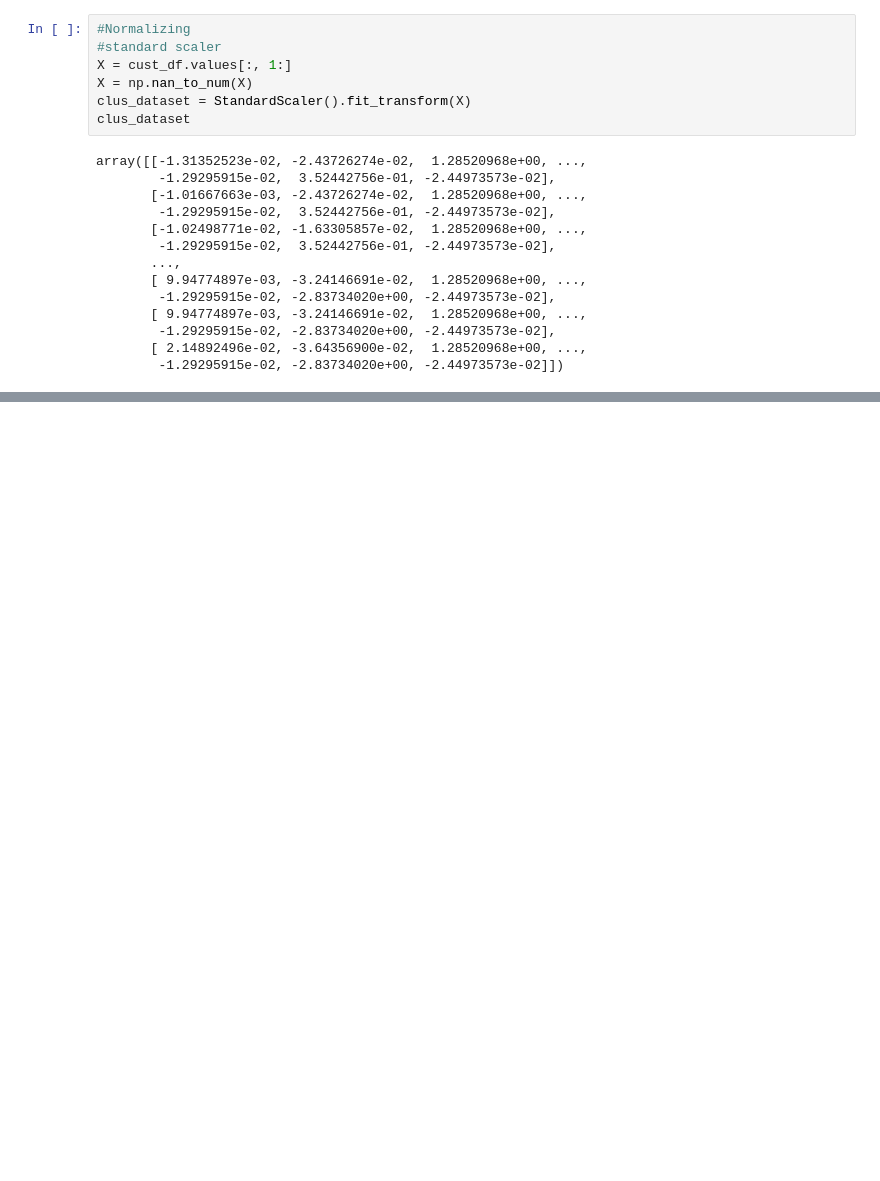
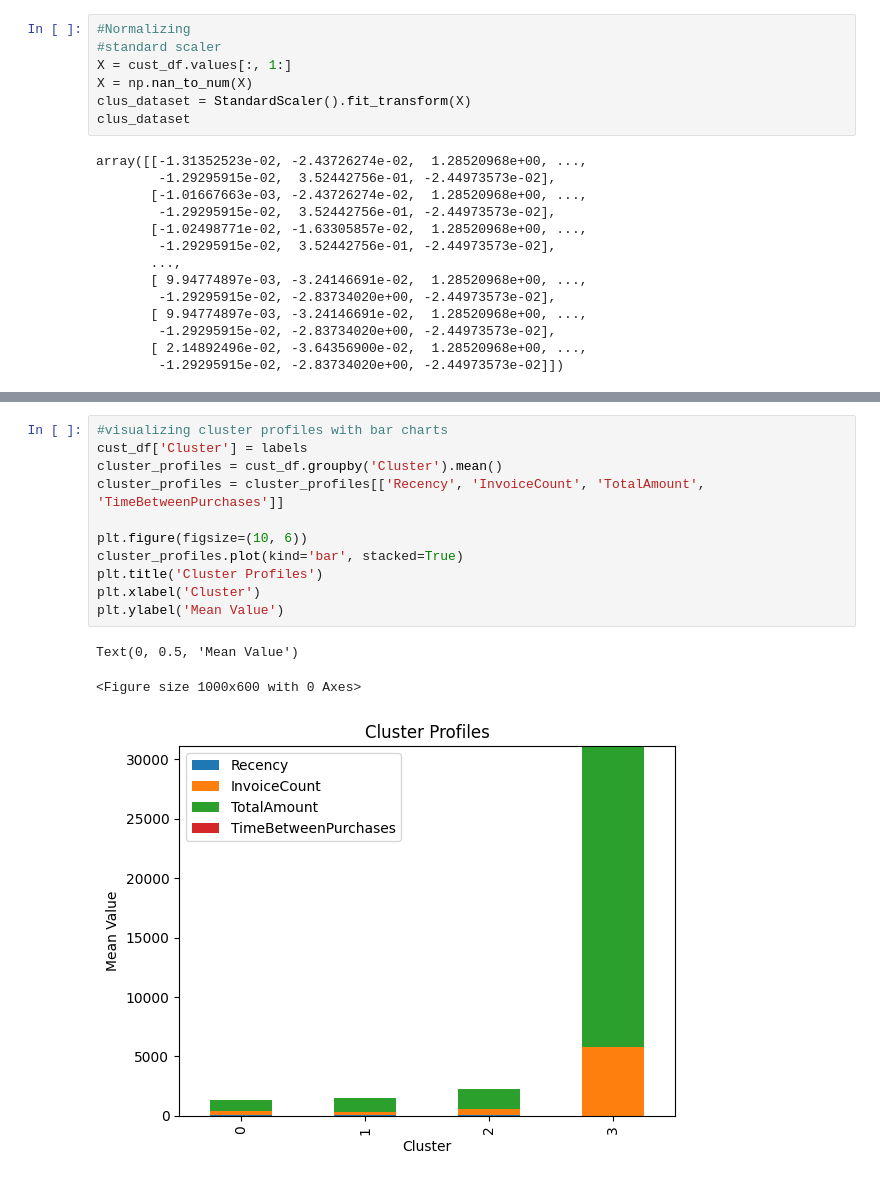
Before and after one commit to Kanabu1/customer--segmentation2, a Jupyter notebook: customersegmentation.ipynb, the cells around one changed output, grey strips where cells are left out. Saved outputs shown, nothing was run; the diff lists cells and outputs as text; blank space fills up the shorter version.

```diff
--- a/customersegmentation.ipynb
+++ b/customersegmentation.ipynb
@@ -170,0 +176,15 @@ plt.show()
+# %%
+#visualizing cluster profiles with bar charts
+cust_df['Cluster'] = labels
+cluster_profiles = cust_df.groupby('Cluster').mean()
+cluster_profiles = cluster_profiles[['Recency', 'InvoiceCount', 'TotalAmount', 'TimeBetweenPurchases']]
+
+plt.figure(figsize=(10, 6))
+cluster_profiles.plot(kind='bar', stacked=True)
+plt.title('Cluster Profiles')
+plt.xlabel('Cluster')
+plt.ylabel('Mean Value')
+# %% [output]
+Text(0, 0.5, 'Mean Value')
+<Figure size 1000x600 with 0 Axes>
+[figure, added]
```
Also changed, not shown: parts of 8 cells of this notebook.
